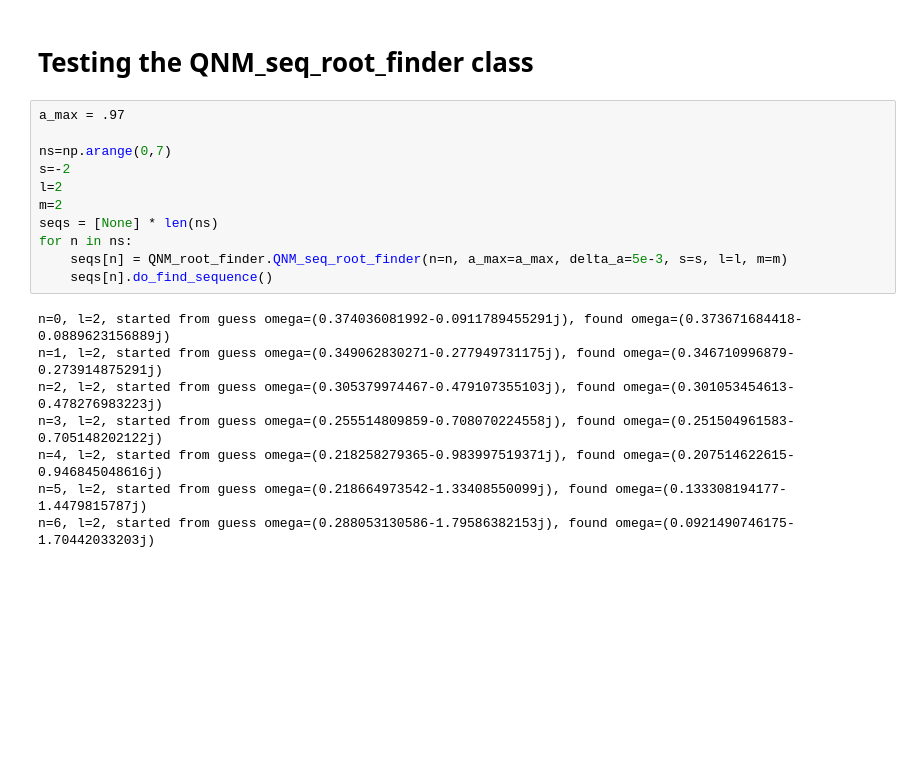
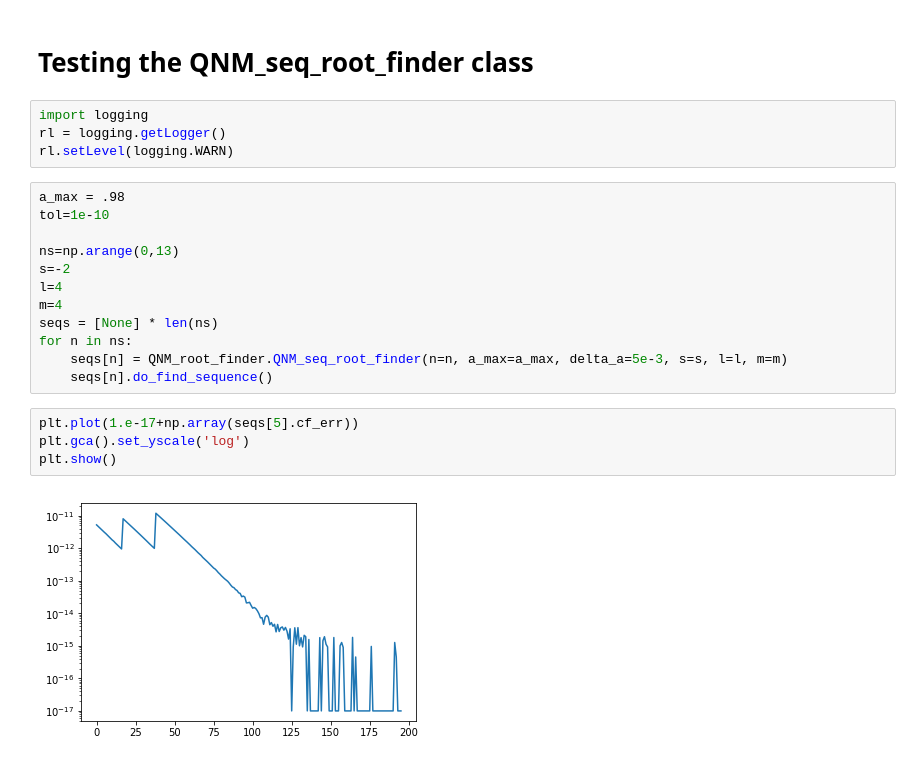
Before and after one commit to duetosymmetry/qnm, a Jupyter notebook: Experiment.ipynb, the cells around one changed output. Saved outputs shown, nothing was run; the diff lists cells and outputs as text; blank space fills up the shorter version.

```diff
--- a/Experiment.ipynb
+++ b/Experiment.ipynb
@@ -179,22 +180,25 @@ print(np.abs(o1-o2))
 1.9612412612756718e-15
 # %% [markdown]
 # Testing the QNM_seq_root_finder class
+# %%
+import logging
+rl = logging.getLogger()
+rl.setLevel(logging.WARN)
 # %%
-a_max = .97
+a_max = .98
+tol=1e-10
 
-ns=np.arange(0,7)
+ns=np.arange(0,13)
 s=-2
-l=2
-m=2
+l=4
+m=4
 seqs = [None] * len(ns)
 for n in ns:
     seqs[n] = QNM_root_finder.QNM_seq_root_finder(n=n, a_max=a_max, delta_a=5e-3, s=s, l=l, m=m)
     seqs[n].do_find_sequence()
-# %% [output]
-n=0, l=2, started from guess omega=(0.374036081992-0.0911789455291j), found omega=(0.373671684418-0.0889623156889j)
-n=1, l=2, started from guess omega=(0.349062830271-0.277949731175j), found omega=(0.346710996879-0.273914875291j)
-n=2, l=2, started from guess omega=(0.305379974467-0.479107355103j), found omega=(0.301053454613-0.478276983223j)
-n=3, l=2, started from guess omega=(0.255514809859-0.708070224558j), found omega=(0.251504961583-0.705148202122j)
-n=4, l=2, started from guess omega=(0.218258279365-0.983997519371j), found omega=(0.207514622615-0.946845048616j)
-n=5, l=2, started from guess omega=(0.218664973542-1.33408550099j), found omega=(0.133308194177-1.4479815787j)
-n=6, l=2, started from guess omega=(0.288053130586-1.79586382153j), found omega=(0.0921490746175-1.70442033203j)
+# %%
+plt.plot(1.e-17+np.array(seqs[5].cf_err))
+plt.gca().set_yscale('log')
+plt.show()
+# %% [output]
+[figure, added]
```
Also changed, not shown: parts of 11 cells of this notebook, 4 other files.
